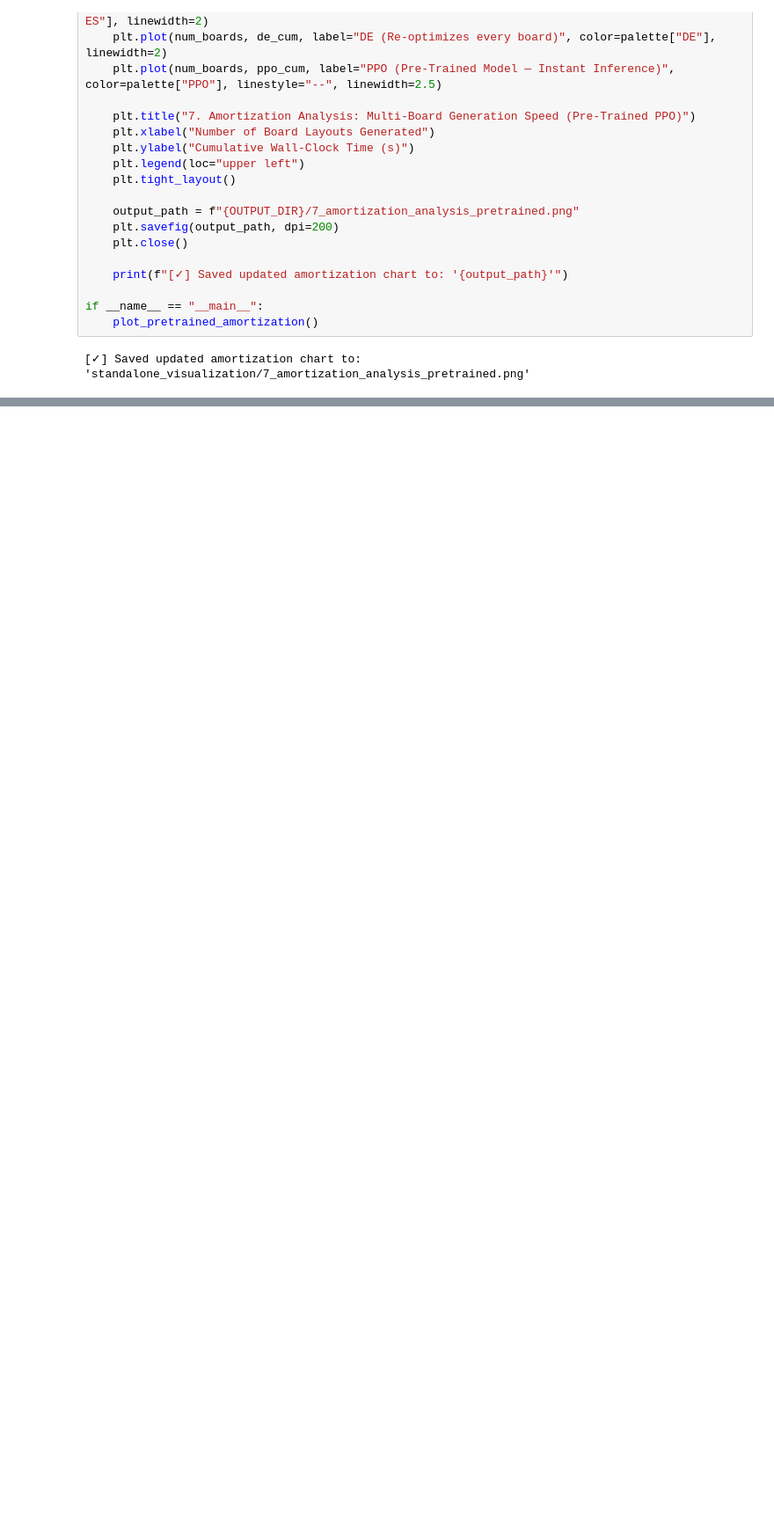
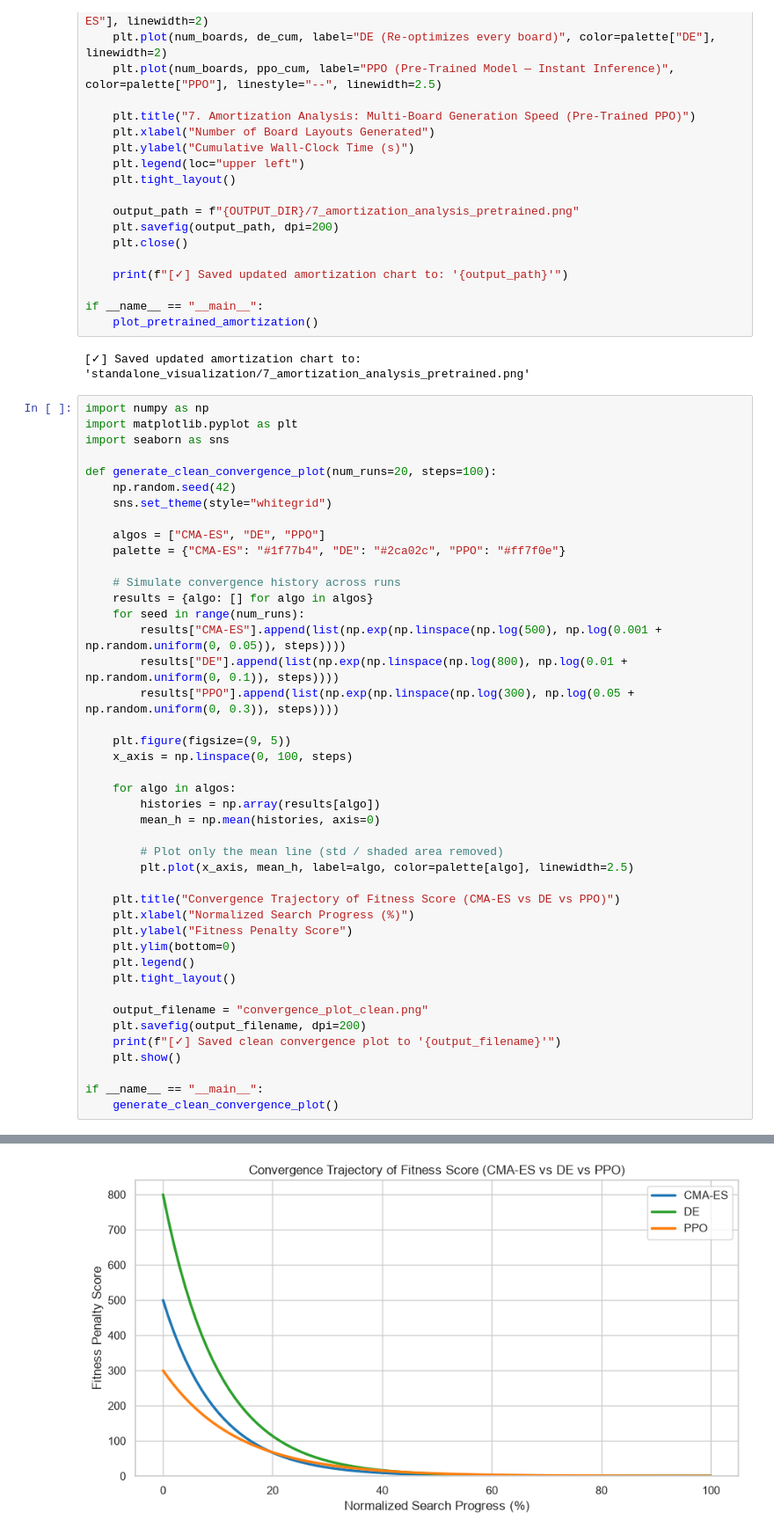
Before and after one commit to neerajprao/URSC-ISRO, a Jupyter notebook: comparission/d.ipynb, the cells around one changed output, grey strips where cells are left out. Shown at 88% size. Saved outputs shown, nothing was run; the diff lists cells and outputs as text; blank space fills up the shorter version.

```diff
--- a/comparission/d.ipynb
+++ b/comparission/d.ipynb
@@ -62,3 +62,47 @@ if __name__ == "__main__":
     plot_pretrained_amortization()
 # %% [output]
 [✓] Saved updated amortization chart to: 'standalone_visualization/7_amortization_analysis_pretrained.png'
+# %%
+import numpy as np
+import matplotlib.pyplot as plt
+import seaborn as sns
+
+def generate_clean_convergence_plot(num_runs=20, steps=100):
+    np.random.seed(42)
+    sns.set_theme(style="whitegrid")
+
+    algos = ["CMA-ES", "DE", "PPO"]
+    palette = {"CMA-ES": "#1f77b4", "DE": "#2ca02c", "PPO": "#ff7f0e"}
+
+    # Simulate convergence history across runs
+    results = {algo: [] for algo in algos}
+    for seed in range(num_runs):
+        results["CMA-ES"].append(list(np.exp(np.linspace(np.log(500), np.log(0.001 + np.random.uniform(0, 0.05)), steps))))
+        results["DE"].append(list(np.exp(np.linspace(np.log(800), np.log(0.01 + np.random.uniform(0, 0.1)), steps))))
+        results["PPO"].append(list(np.exp(np.linspace(np.log(300), np.log(0.05 + np.random.uniform(0, 0.3)), steps))))
+
+    plt.figure(figsize=(9, 5))
+    x_axis = np.linspace(0, 100, steps)
+
+    for algo in algos:
+        histories = np.array(results[algo])
+        mean_h = np.mean(histories, axis=0)
+
+        # Plot only the mean line (std / shaded area removed)
+        plt.plot(x_axis, mean_h, label=algo, color=palette[algo], linewidth=2.5)
+
+    plt.title("Convergence Trajectory of Fitness Score (CMA-ES vs DE vs PPO)")
+    plt.xlabel("Normalized Search Progress (%)")
+    plt.ylabel("Fitness Penalty Score")
+    plt.ylim(bottom=0)
+    plt.legend()
+    plt.tight_layout()
+
+    output_filename = "convergence_plot_clean.png"
+    plt.savefig(output_filename, dpi=200)
+    print(f"[✓] Saved clean convergence plot to '{output_filename}'")
+    plt.show()
+
+if __name__ == "__main__":
+    generate_clean_convergence_plot()
+# %% [output]
@@ -64,0 +110 @@ if __name__ == "__main__":
+[figure, added]
```
Also changed, not shown: parts of 1 cell of this notebook, 4 other files.
